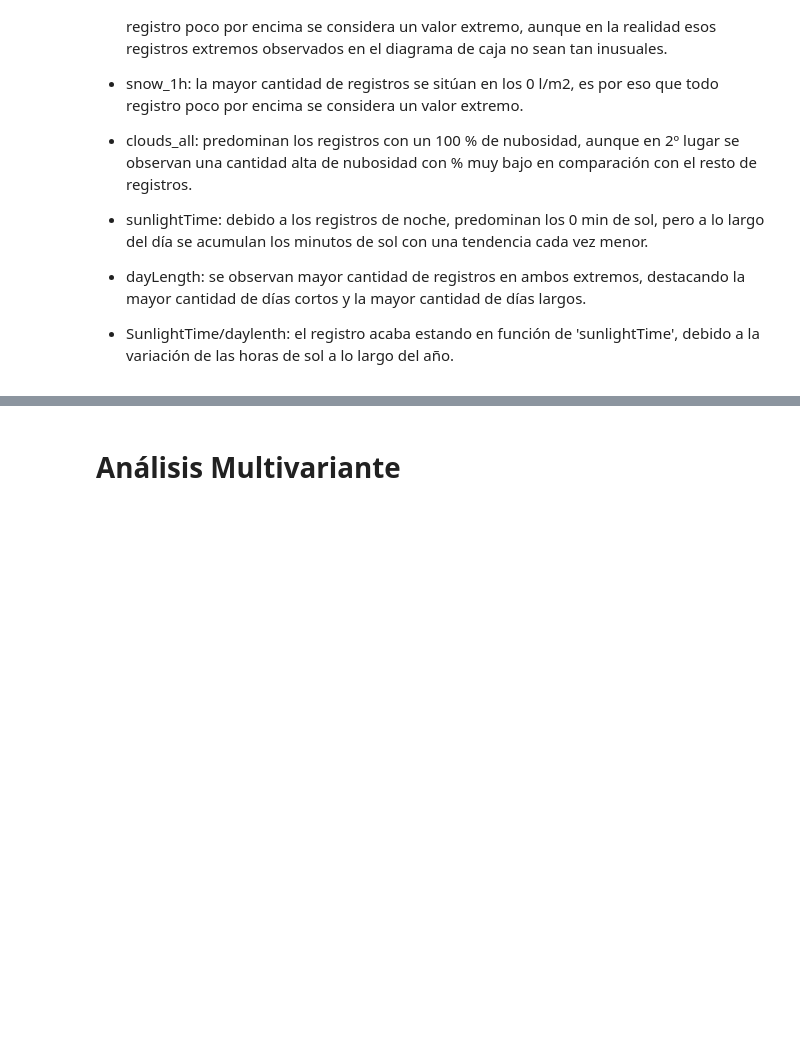
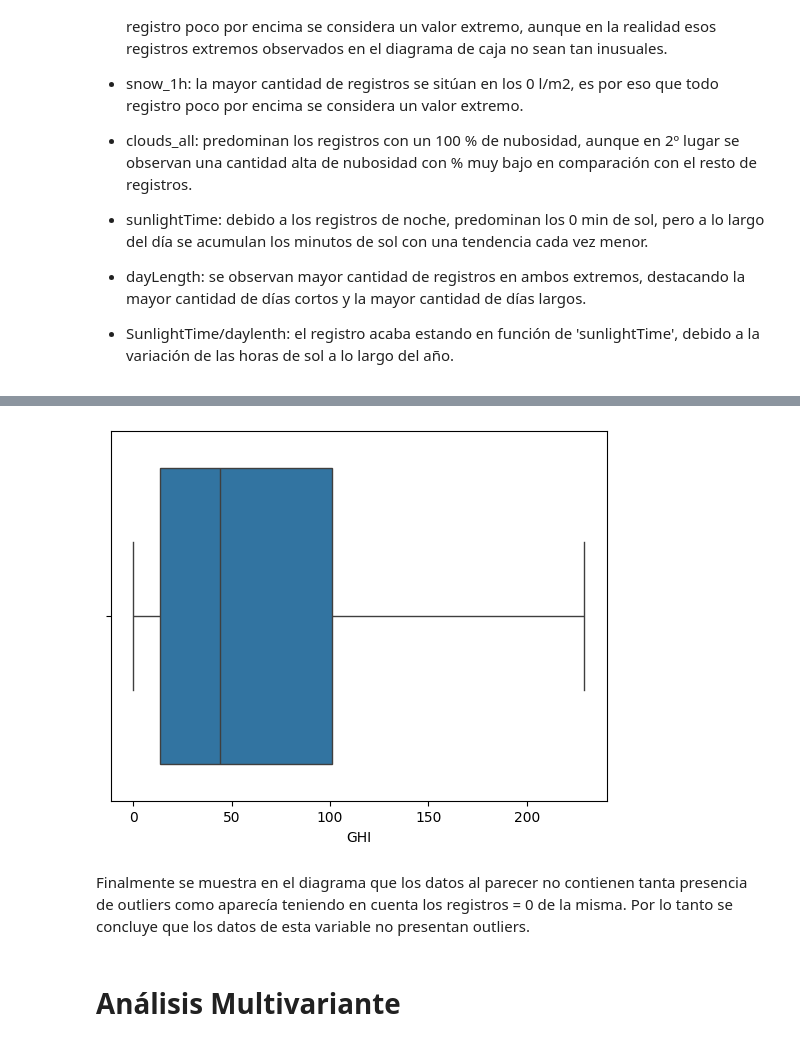
Before and after one commit to 4GeeksAcademy/Final-Project-JOF, a Jupyter notebook: src/Proyecto JOF.ipynb, the cells around one changed output, grey strips where cells are left out. Drawn from its saved outputs; the diff is of its cells as text; code cells hidden in the pictures; blank space fills up the shorter version.

```diff
--- a/src/Proyecto JOF.ipynb
+++ b/src/Proyecto JOF.ipynb
@@ -581,3 +583,13 @@ plt.show()
+# %%
+filtered_data = total_data[total_data['GHI'] > 0]
+
+
+sns.boxplot( data=filtered_data, x= "GHI")
+plt.show()
+# %% [output]
+[figure, added]
+# %% [markdown]
+Finalmente se muestra en el diagrama que los datos al parecer no contienen tanta presencia de outliers como aparecía teniendo en cuenta los registros = 0 de la misma. Por lo tanto se concluye que los datos de esta variable no presentan outliers.
 # %% [markdown]
 # Análisis Multivariante
 # %% [markdown]
```
Also changed, not shown: parts of 5 cells of this notebook, 2 other files.
